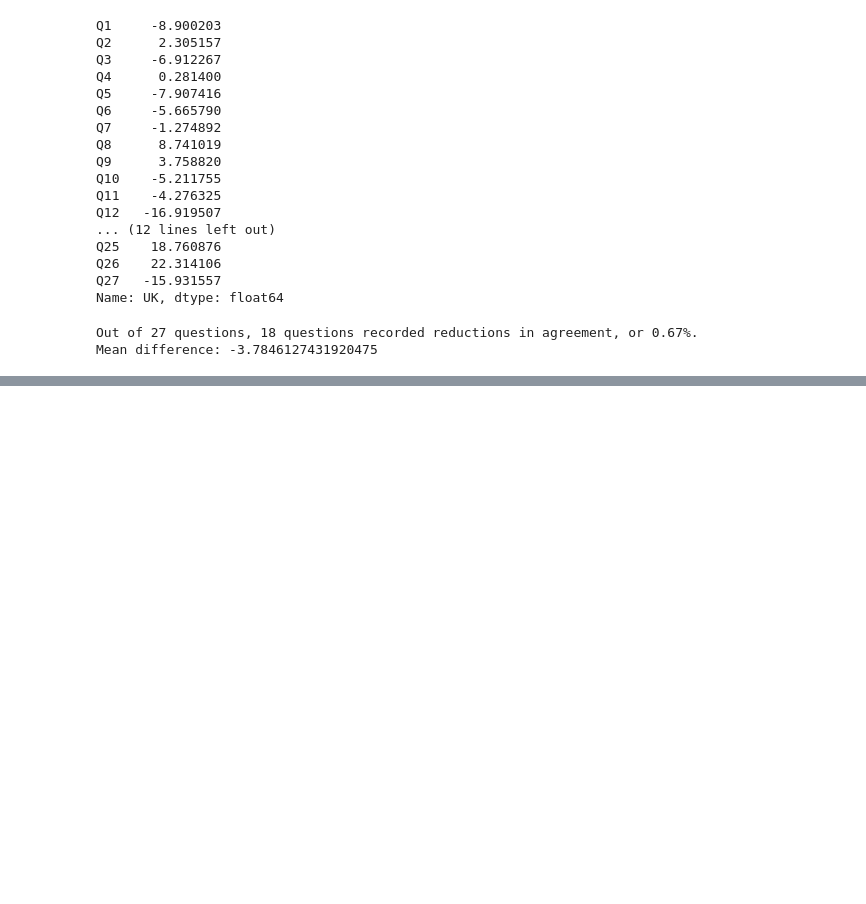
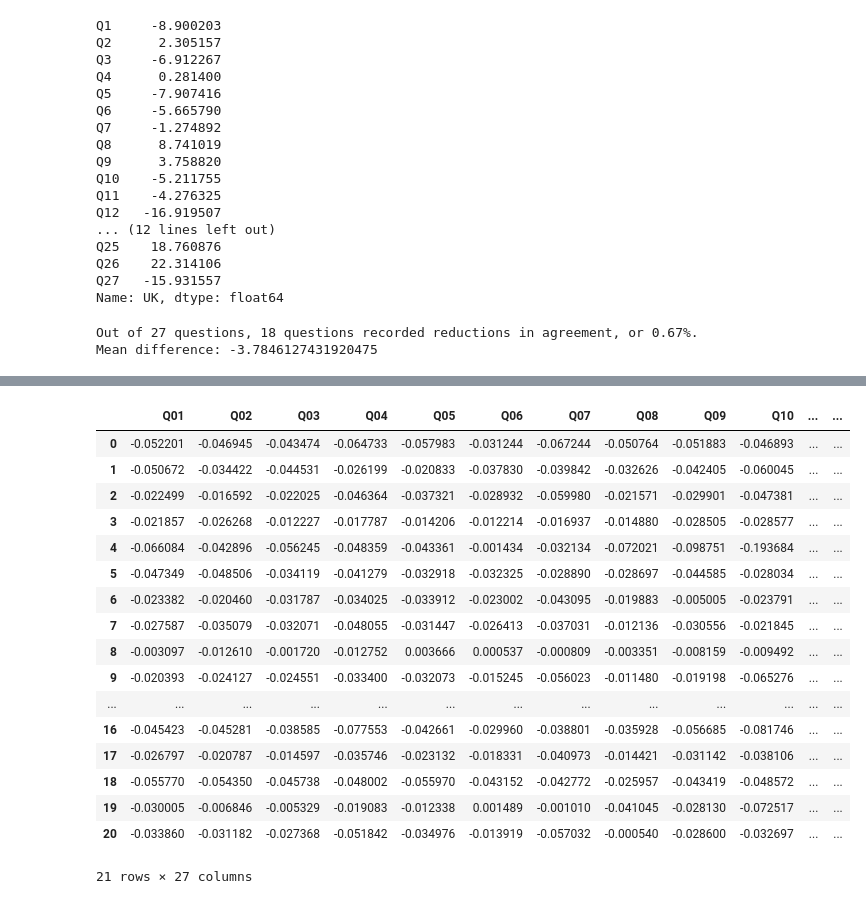
Before and after one commit to szelesaron/dissertation-code, a Jupyter notebook: EDA.ipynb, the cells around one changed output, grey strips where cells are left out. Cells and saved outputs as stored; diff of their text form; code cells hidden in the pictures; blank space fills up the shorter version.

```diff
--- a/EDA.ipynb
+++ b/EDA.ipynb
@@ -175,0 +347,22 @@ Mean difference: -3.7846127431920475
+# %%
+diffc = course_2122.iloc[:,1:] - course_1819.iloc[:,1:] #the change from covid per everything
+diffc
+# %% [output]
+|  | Q01 | Q02 | Q03 | Q04 | Q05 | Q06 | Q07 | Q08 | Q09 | Q10 | ... | ... |
+| 0 | -0.052201 | -0.046945 | -0.043474 | -0.064733 | -0.057983 | -0.031244 | -0.067244 | -0.050764 | -0.051883 | -0.046893 | ... | ... |
+| 1 | -0.050672 | -0.034422 | -0.044531 | -0.026199 | -0.020833 | -0.037830 | -0.039842 | -0.032626 | -0.042405 | -0.060045 | ... | ... |
+| 2 | -0.022499 | -0.016592 | -0.022025 | -0.046364 | -0.037321 | -0.028932 | -0.059980 | -0.021571 | -0.029901 | -0.047381 | ... | ... |
+| 3 | -0.021857 | -0.026268 | -0.012227 | -0.017787 | -0.014206 | -0.012214 | -0.016937 | -0.014880 | -0.028505 | -0.028577 | ... | ... |
+| 4 | -0.066084 | -0.042896 | -0.056245 | -0.048359 | -0.043361 | -0.001434 | -0.032134 | -0.072021 | -0.098751 | -0.193684 | ... | ... |
+| 5 | -0.047349 | -0.048506 | -0.034119 | -0.041279 | -0.032918 | -0.032325 | -0.028890 | -0.028697 | -0.044585 | -0.028034 | ... | ... |
+| 6 | -0.023382 | -0.020460 | -0.031787 | -0.034025 | -0.033912 | -0.023002 | -0.043095 | -0.019883 | -0.005005 | -0.023791 | ... | ... |
+| 7 | -0.027587 | -0.035079 | -0.032071 | -0.048055 | -0.031447 | -0.026413 | -0.037031 | -0.012136 | -0.030556 | -0.021845 | ... | ... |
+| 8 | -0.003097 | -0.012610 | -0.001720 | -0.012752 | 0.003666 | 0.000537 | -0.000809 | -0.003351 | -0.008159 | -0.009492 | ... | ... |
+| 9 | -0.020393 | -0.024127 | -0.024551 | -0.033400 | -0.032073 | -0.015245 | -0.056023 | -0.011480 | -0.019198 | -0.065276 | ... | ... |
+| ... | ... | ... | ... | ... | ... | ... | ... | ... | ... | ... | ... | ... |
+| 16 | -0.045423 | -0.045281 | -0.038585 | -0.077553 | -0.042661 | -0.029960 | -0.038801 | -0.035928 | -0.056685 | -0.081746 | ... | ... |
+| 17 | -0.026797 | -0.020787 | -0.014597 | -0.035746 | -0.023132 | -0.018331 | -0.040973 | -0.014421 | -0.031142 | -0.038106 | ... | ... |
+| 18 | -0.055770 | -0.054350 | -0.045738 | -0.048002 | -0.055970 | -0.043152 | -0.042772 | -0.025957 | -0.043419 | -0.048572 | ... | ... |
+| 19 | -0.030005 | -0.006846 | -0.005329 | -0.019083 | -0.012338 | 0.001489 | -0.001010 | -0.041045 | -0.028130 | -0.072517 | ... | ... |
+| 20 | -0.033860 | -0.031182 | -0.027368 | -0.051842 | -0.034976 | -0.013919 | -0.057032 | -0.000540 | -0.028600 | -0.032697 | ... | ... |
+21 rows × 27 columns
```
Also changed, not shown: parts of 18 cells of this notebook.
